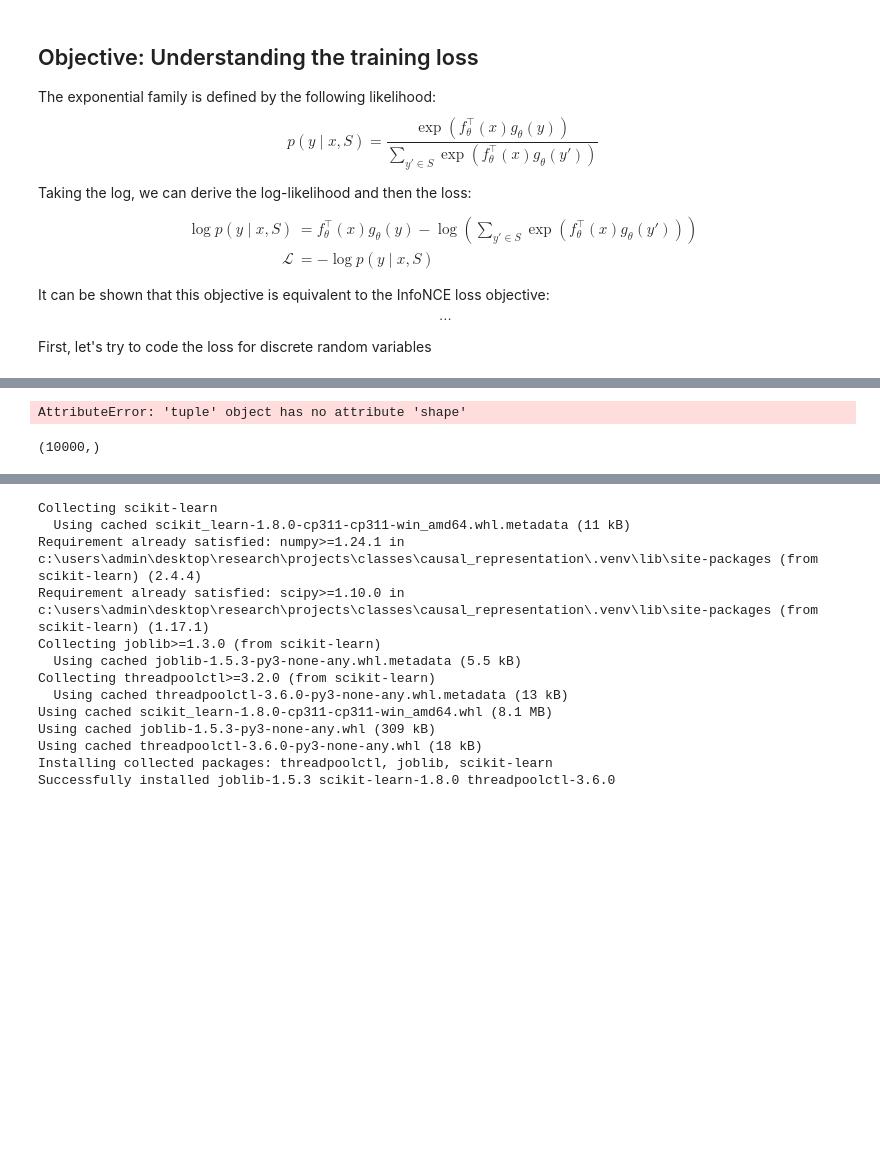
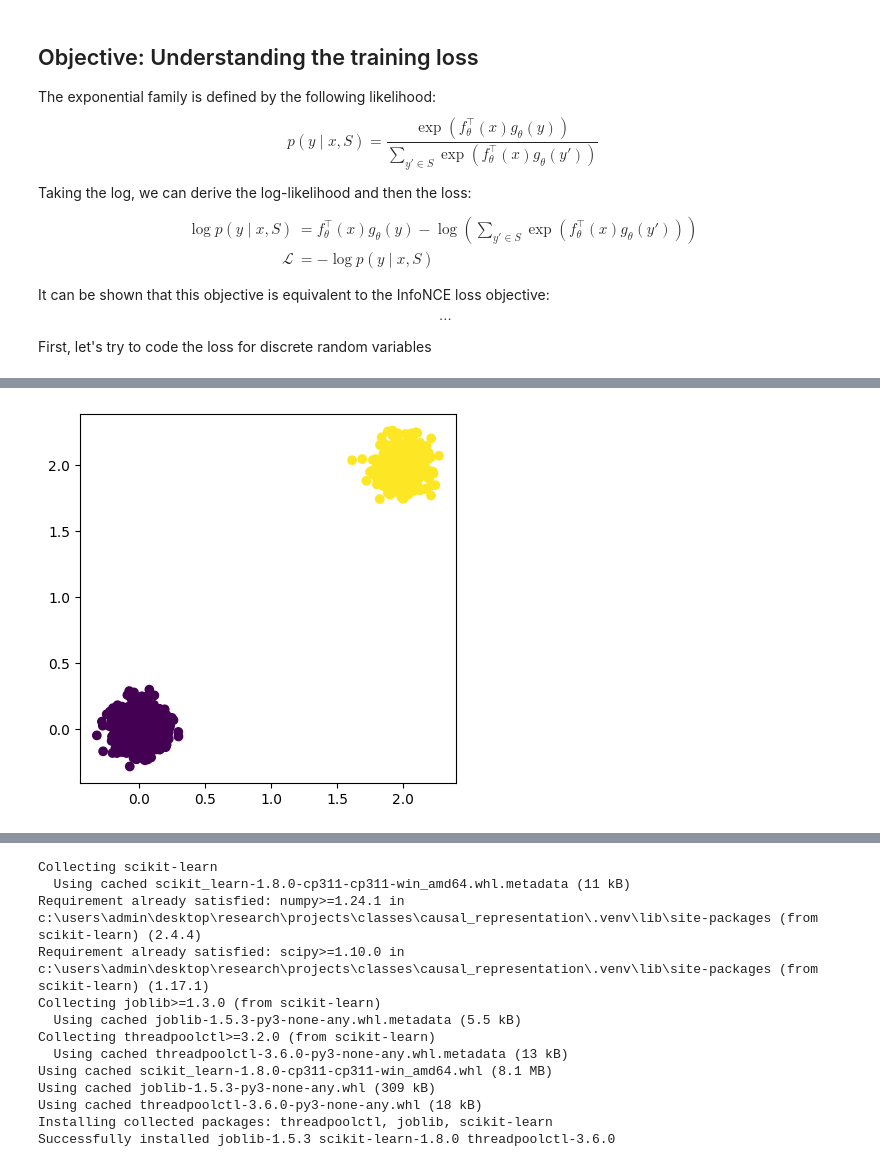
Before and after one commit to noe-dia/astro-ml-peek, a Jupyter notebook: notebooks/dev/training_loss.ipynb, the cells around one changed output, grey strips where cells are left out. Saved outputs shown, nothing was run; the diff lists cells and outputs as text; code cells hidden in the pictures; blank space fills up the shorter version.

Commit message:
Tested training loss for 2D example. Seems to work

```diff
--- a/notebooks/dev/training_loss.ipynb
+++ b/notebooks/dev/training_loss.ipynb
@@ -69,20 +58,38 @@ similarity_score = np.diag(similarity_matrix)
 loss = - np.mean(similarity_score - log_normalization)
 # %%
 from sklearn.datasets import make_moons
+import numpy as np
+# samples = make_moons(n_samples=100_000)
+dset_size = 100_000
+samples_a = 0.1 * np.random.normal(size = (dset_size, 2))
+labels_a = np.zeros(len(samples_a))
 
-samples = make_moons(n_samples=10000)
+samples_b = 2 + 0.1 * np.random.normal(size = (dset_size, 2))
+labels_b = np.ones(len(samples_b))
+
+samples = np.concatenate([samples_a, samples_b])
+labels = np.concatenate([labels_a, labels_b])
-# %% [output]
-AttributeError: 'tuple' object has no attribute 'shape'
-# %%
-samples[1].shape
-# %% [output]
-(10000,)
 # %%
 from datasets import Dataset
 
 dset = Dataset.from_dict({
-    "sample": samples[0],
-    "label": samples[1]
+    "image": samples,
+    "theta": labels.astype(np.float32)
 })
-dset.save_to_disk("C:/Users/Admin/Desktop/Research/Projects/classes/causal_representation/data/two_moons")
+dset = dset.shuffle(seed =42)
+dset = dset.train_test_split(train_size = 0.8, test_size = 0.2)
+path = "C:/Users/Admin/Desktop/Research/Projects/classes/causal_representation/data/twomoons_2d"
+dset.save_to_disk(path)
+# %%
+from datasets import load_from_disk
+dset = load_from_disk(path)
+dset = dset.with_format("numpy")
+data = dset["train"][:1000]
+samples = data["image"]
+labels = data["theta"]
+plt.scatter(*samples.T, c = labels)
+# plt.scatter(*samples_b.T)
+plt.gca().set_aspect("equal")
+# %% [output]
+[figure, added]
 # %%
```
Also changed, not shown: parts of 9 cells of this notebook, 3 other files.
